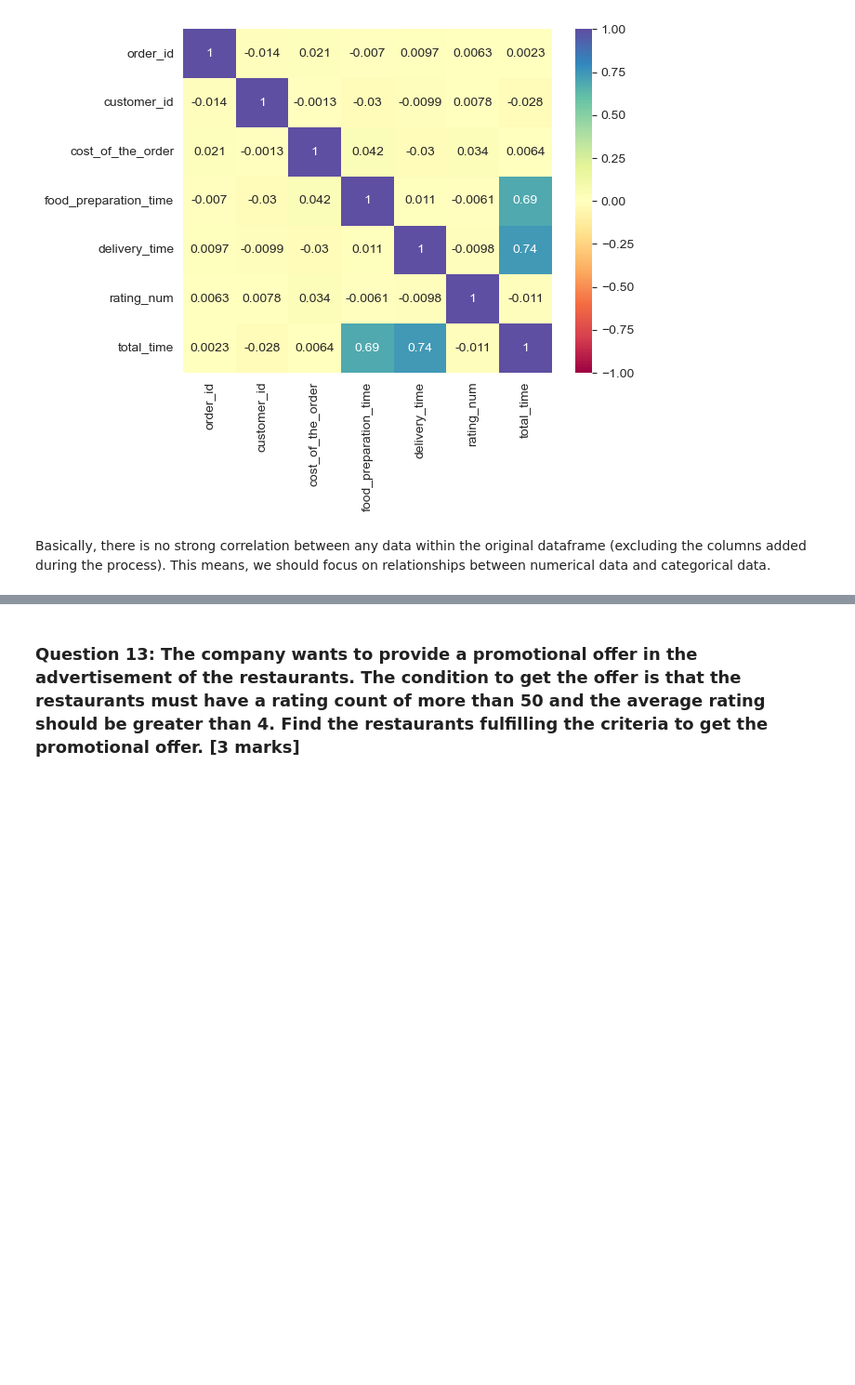
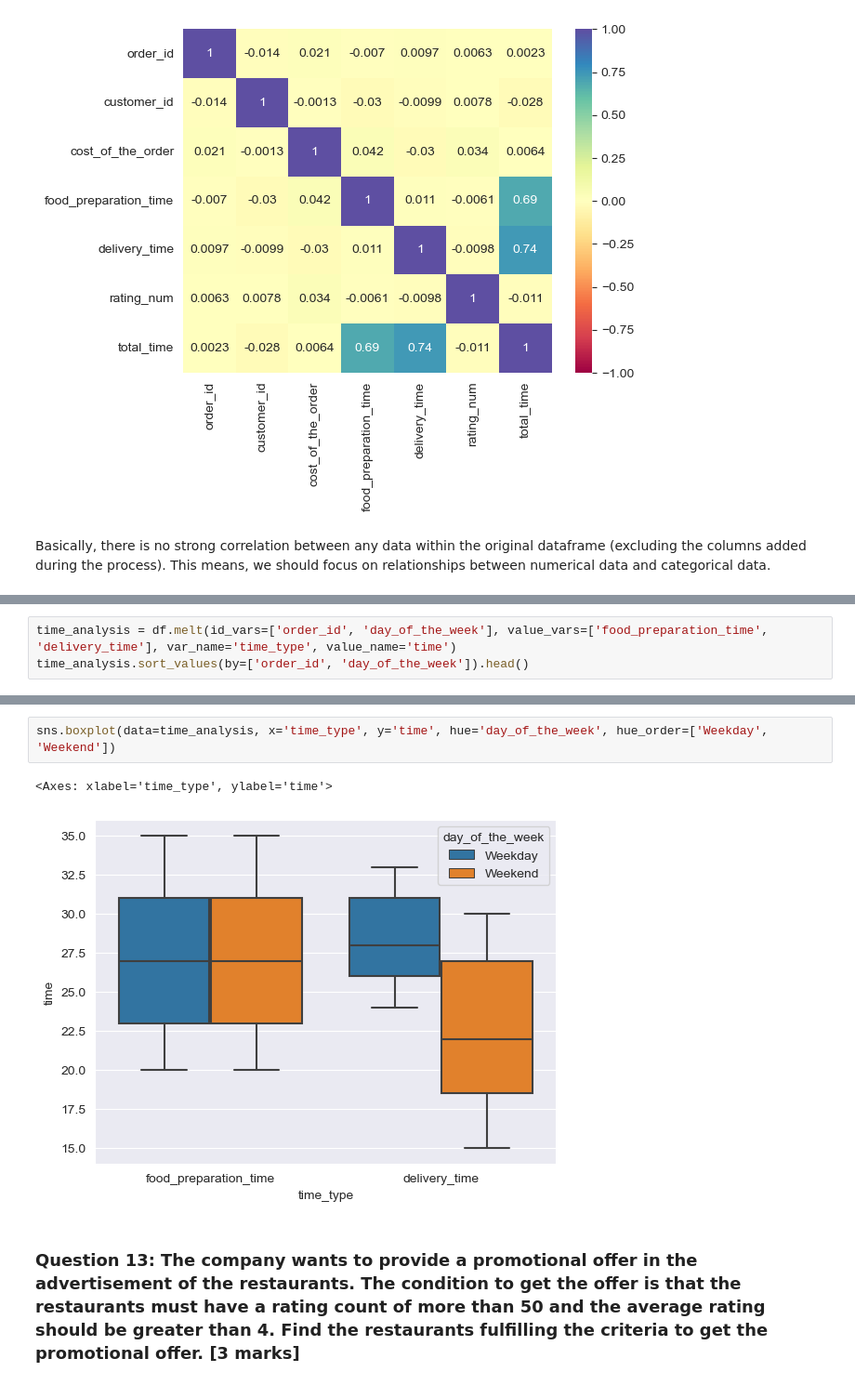
Before and after one commit to tinlong/AIML, a Jupyter notebook: Python Foundations/Project 1/PYF_Project_LearnerNotebook_FullCode.ipynb, the cells around one changed output, grey strips where cells are left out. Shown at 93% size. Drawn from its saved outputs; the diff is of its cells as text; blank space fills up the shorter version.

Commit message:
WIP: multivariate analysis cont'd

```diff
--- a/Python Foundations/Project 1/PYF_Project_LearnerNotebook_FullCode.ipynb
+++ b/Python Foundations/Project 1/PYF_Project_LearnerNotebook_FullCode.ipynb
@@ -392,0 +396,3 @@ sns.histplot(data=df, y='cuisine_type', hue='rating', multiple='fill')
+# %%
+time_analysis = df.melt(id_vars=['order_id', 'day_of_the_week'], value_vars=['food_preparation_time', 'delivery_time'], var_name='time_type', value_name='time')
+time_analysis.sort_values(by=['order_id', 'day_of_the_week']).head()
@@ -393,3 +406,8 @@ sns.histplot(data=df, y='cuisine_type', hue='rating', multiple='fill')
+# %%
+sns.boxplot(data=time_analysis, x='time_type', y='time', hue='day_of_the_week', hue_order=['Weekday', 'Weekend'])
+# %% [output]
+<Axes: xlabel='time_type', ylabel='time'>
+[figure, added]
 # %% [markdown]
 ### **Question 13:** The company wants to provide a promotional offer in the advertisement of the restaurants. The condition to get the offer is that the restaurants must have a rating count of more than 50 and the average rating should be greater than 4. Find the restaurants fulfilling the criteria to get the promotional offer. [3 marks]
 # %%
```
Also changed, not shown: parts of 3 cells of this notebook.
